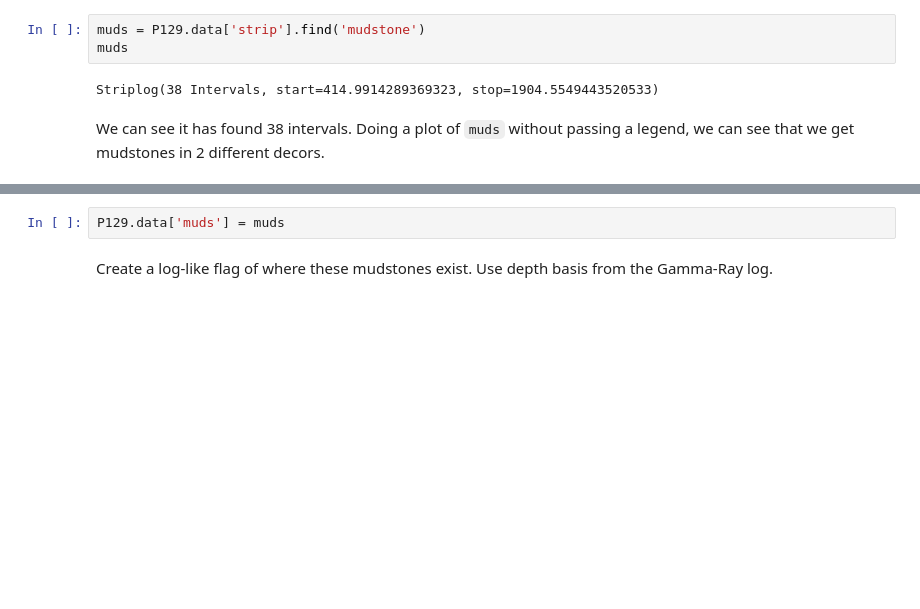
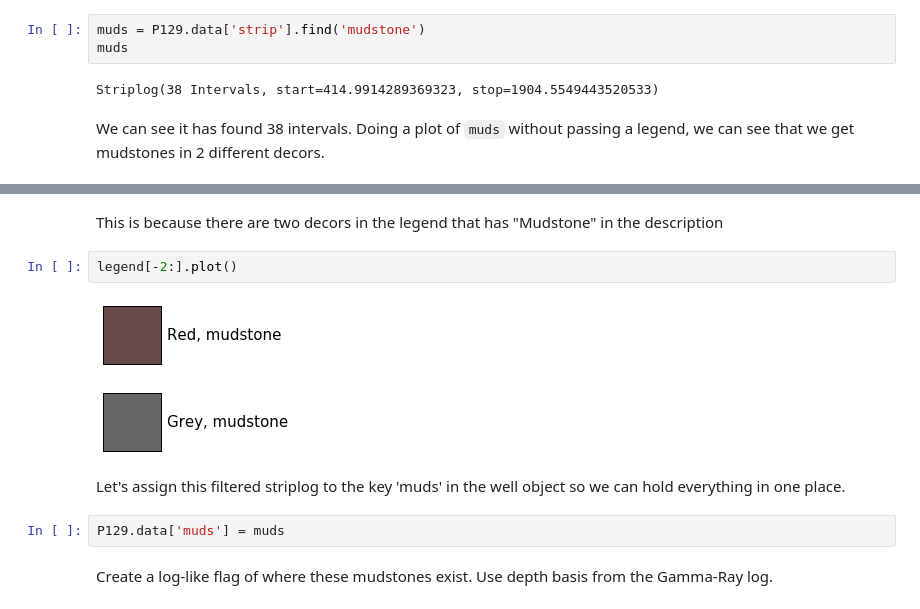
Before and after one commit to EvanBianco/recipes, a Jupyter notebook: Filtering a log with a striplog.ipynb, the cells around one changed output, grey strips where cells are left out. Drawn from its saved outputs; the diff is of its cells as text; blank space fills up the shorter version.

Commit message:
indexing into default legend to show muds

```diff
--- a/Filtering a log with a striplog.ipynb
+++ b/Filtering a log with a striplog.ipynb
@@ -38,3 +38,12 @@ muds.plot()
+# %% [markdown]
+This is because there are two decors in the legend that has "Mudstone" in the description
+# %%
+legend[-2:].plot()
+# %% [output]
+[figure, added]
+[figure, added]
+# %% [markdown]
+Let's assign this filtered striplog to the key 'muds' in the well object so we can hold everything in one place.
 # %%
 P129.data['muds'] = muds
 # %% [markdown]
```
Also changed, not shown: parts of 2 cells of this notebook.
